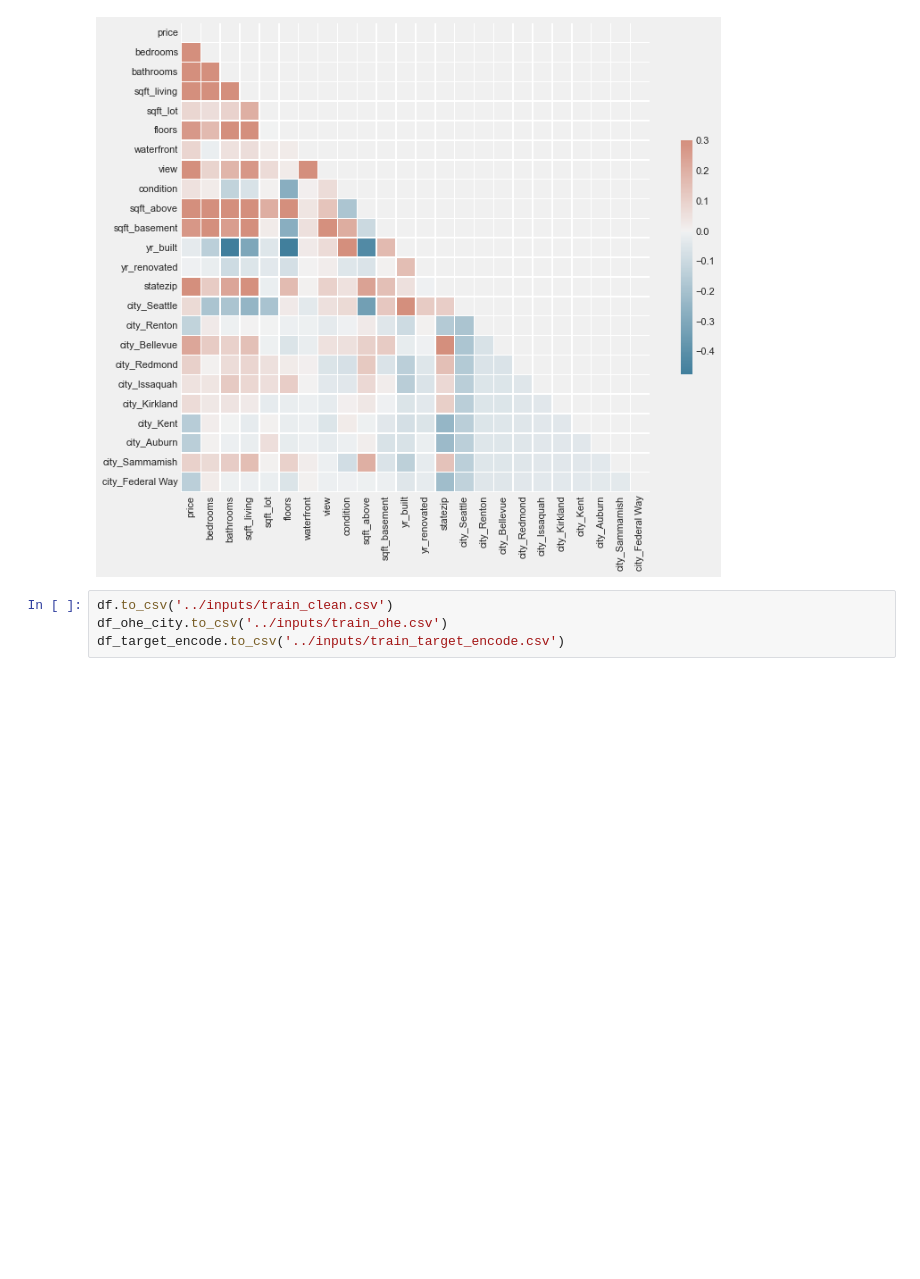
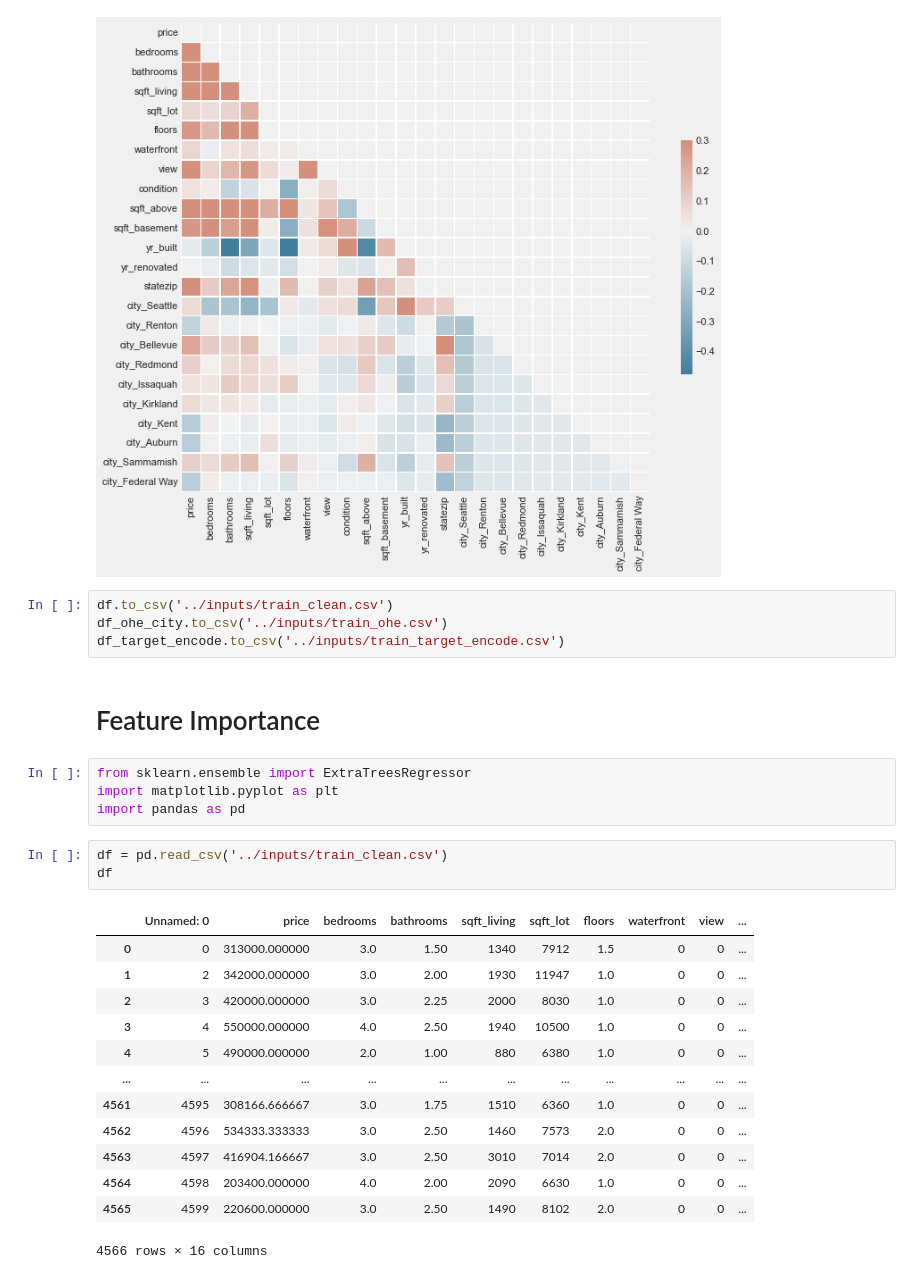
Before and after one commit to jf20541/Optimal-RegressionModel-HyperParameters-Flask-Azure-Docker, a Jupyter notebook: notebooks/house_price_eda.ipynb, the cells around one changed output. Saved outputs shown, nothing was run; the diff lists cells and outputs as text; blank space fills up the shorter version.

```diff
--- a/notebooks/house_price_eda.ipynb
+++ b/notebooks/house_price_eda.ipynb
@@ -314,3 +318,26 @@ plt.savefig('../plots/train_ohe.png')
 df.to_csv('../inputs/train_clean.csv')
 df_ohe_city.to_csv('../inputs/train_ohe.csv')
 df_target_encode.to_csv('../inputs/train_target_encode.csv')
+# %% [markdown]
+# Feature Importance
+# %%
+from sklearn.ensemble import ExtraTreesRegressor
+import matplotlib.pyplot as plt
+import pandas as pd
+# %%
+df = pd.read_csv('../inputs/train_clean.csv')
+df
+# %% [output]
+|  | Unnamed: 0 | price | bedrooms | bathrooms | sqft_living | sqft_lot | floors | waterfront | view | ... |
+| 0 | 0 | 313000.000000 | 3.0 | 1.50 | 1340 | 7912 | 1.5 | 0 | 0 | ... |
+| 1 | 2 | 342000.000000 | 3.0 | 2.00 | 1930 | 11947 | 1.0 | 0 | 0 | ... |
+| 2 | 3 | 420000.000000 | 3.0 | 2.25 | 2000 | 8030 | 1.0 | 0 | 0 | ... |
+| 3 | 4 | 550000.000000 | 4.0 | 2.50 | 1940 | 10500 | 1.0 | 0 | 0 | ... |
+| 4 | 5 | 490000.000000 | 2.0 | 1.00 | 880 | 6380 | 1.0 | 0 | 0 | ... |
+| ... | ... | ... | ... | ... | ... | ... | ... | ... | ... | ... |
+| 4561 | 4595 | 308166.666667 | 3.0 | 1.75 | 1510 | 6360 | 1.0 | 0 | 0 | ... |
+| 4562 | 4596 | 534333.333333 | 3.0 | 2.50 | 1460 | 7573 | 2.0 | 0 | 0 | ... |
+| 4563 | 4597 | 416904.166667 | 3.0 | 2.50 | 3010 | 7014 | 2.0 | 0 | 0 | ... |
+| 4564 | 4598 | 203400.000000 | 4.0 | 2.00 | 2090 | 6630 | 1.0 | 0 | 0 | ... |
+| 4565 | 4599 | 220600.000000 | 3.0 | 2.50 | 1490 | 8102 | 2.0 | 0 | 0 | ... |
+4566 rows × 16 columns
```
Also changed, not shown: parts of 8 cells of this notebook, 3 other files.
